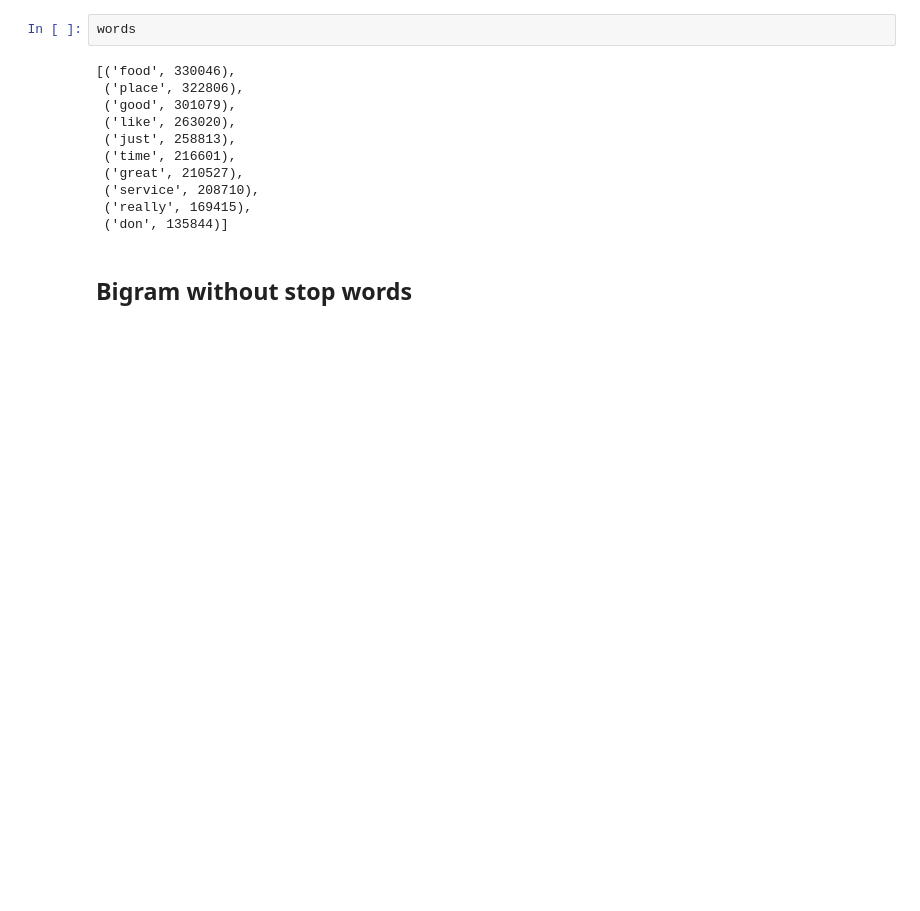
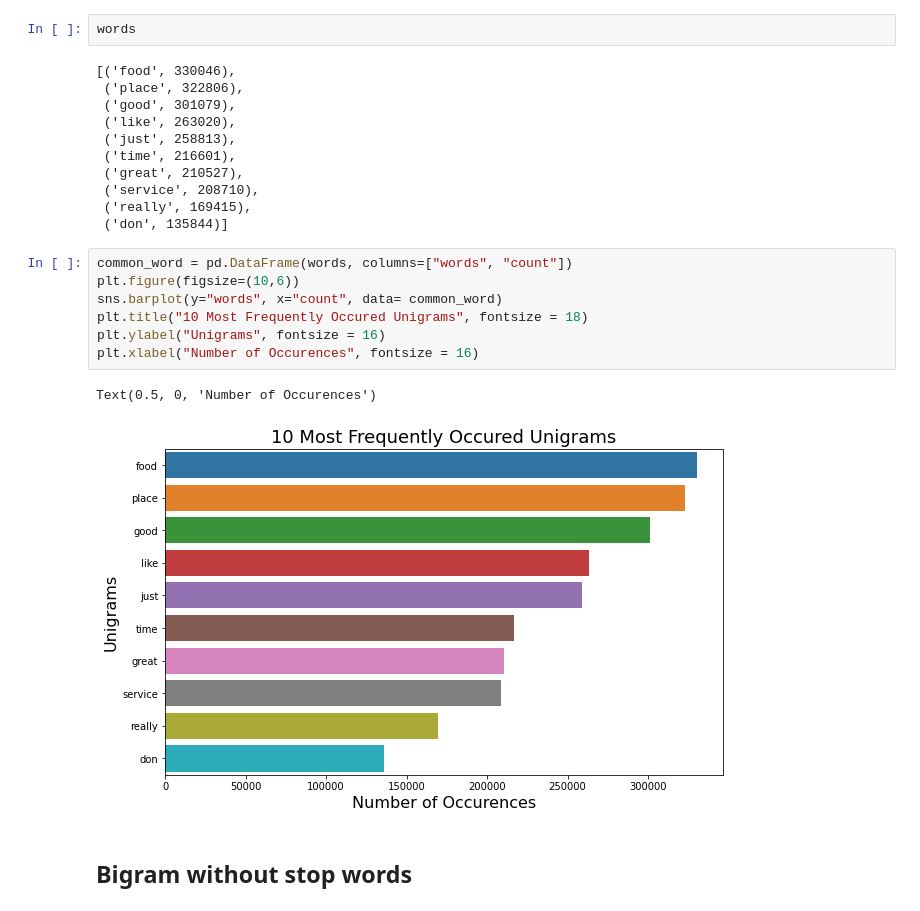
Before and after one commit to hanucherukuri/project_sentiment_analysis, a Jupyter notebook: part1_data_analysis.ipynb, the cells around one changed output. Cells and saved outputs as stored; diff of their text form; blank space fills up the shorter version.

Commit message:
N-gram plots added

```diff
--- a/part1_data_analysis.ipynb
+++ b/part1_data_analysis.ipynb
@@ -301,6 +314,16 @@ words
  ('service', 208710),
  ('really', 169415),
  ('don', 135844)]
+# %%
+common_word = pd.DataFrame(words, columns=["words", "count"])
+plt.figure(figsize=(10,6))
+sns.barplot(y="words", x="count", data= common_word)
+plt.title("10 Most Frequently Occured Unigrams", fontsize = 18)
+plt.ylabel("Unigrams", fontsize = 16)
+plt.xlabel("Number of Occurences", fontsize = 16)
+# %% [output]
+Text(0.5, 0, 'Number of Occurences')
+[figure, added]
 # %% [markdown]
 ## Bigram without stop words
 # %%
```
Also changed, not shown: parts of 7 cells of this notebook.
